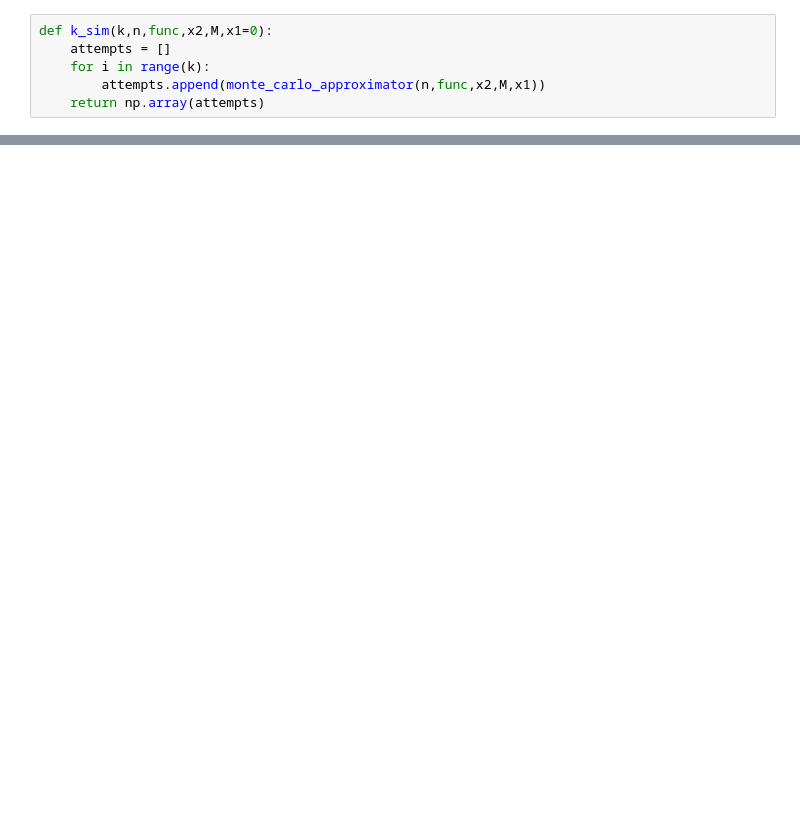
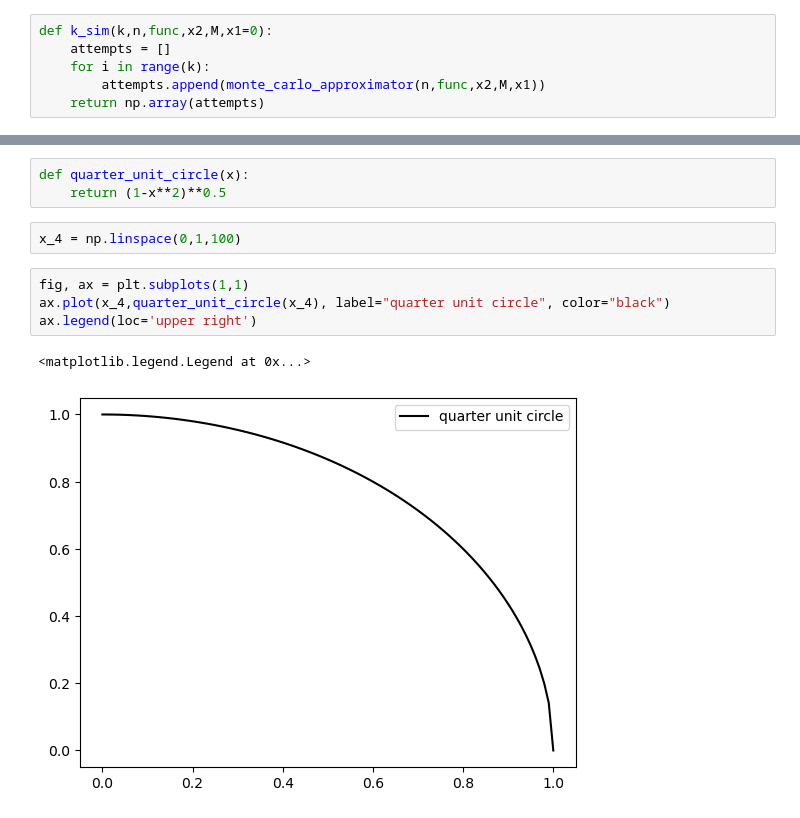
Before and after one commit to JinerX/MpisMonteCarlo, a Jupyter notebook: MonteCarloNotebook.ipynb, the cells around one changed output, grey strips where cells are left out. Drawn from its saved outputs; the diff is of its cells as text; blank space fills up the shorter version.

```diff
--- a/MonteCarloNotebook.ipynb
+++ b/MonteCarloNotebook.ipynb
@@ -92,0 +108,12 @@ _, custom_ax = make_plot(k=5, max_n=5000, min_n=50, n_int=50, func=root_3, x2=2,
+# %%
+def quarter_unit_circle(x):
+    return (1-x**2)**0.5
+# %%
+x_4 = np.linspace(0,1,100)
+# %%
+fig, ax = plt.subplots(1,1)
+ax.plot(x_4,quarter_unit_circle(x_4), label="quarter unit circle", color="black")
+ax.legend(loc='upper right')
+# %% [output]
+<matplotlib.legend.Legend at 0x...>
+[figure, added]
```
Also changed, not shown: parts of 26 cells of this notebook.
